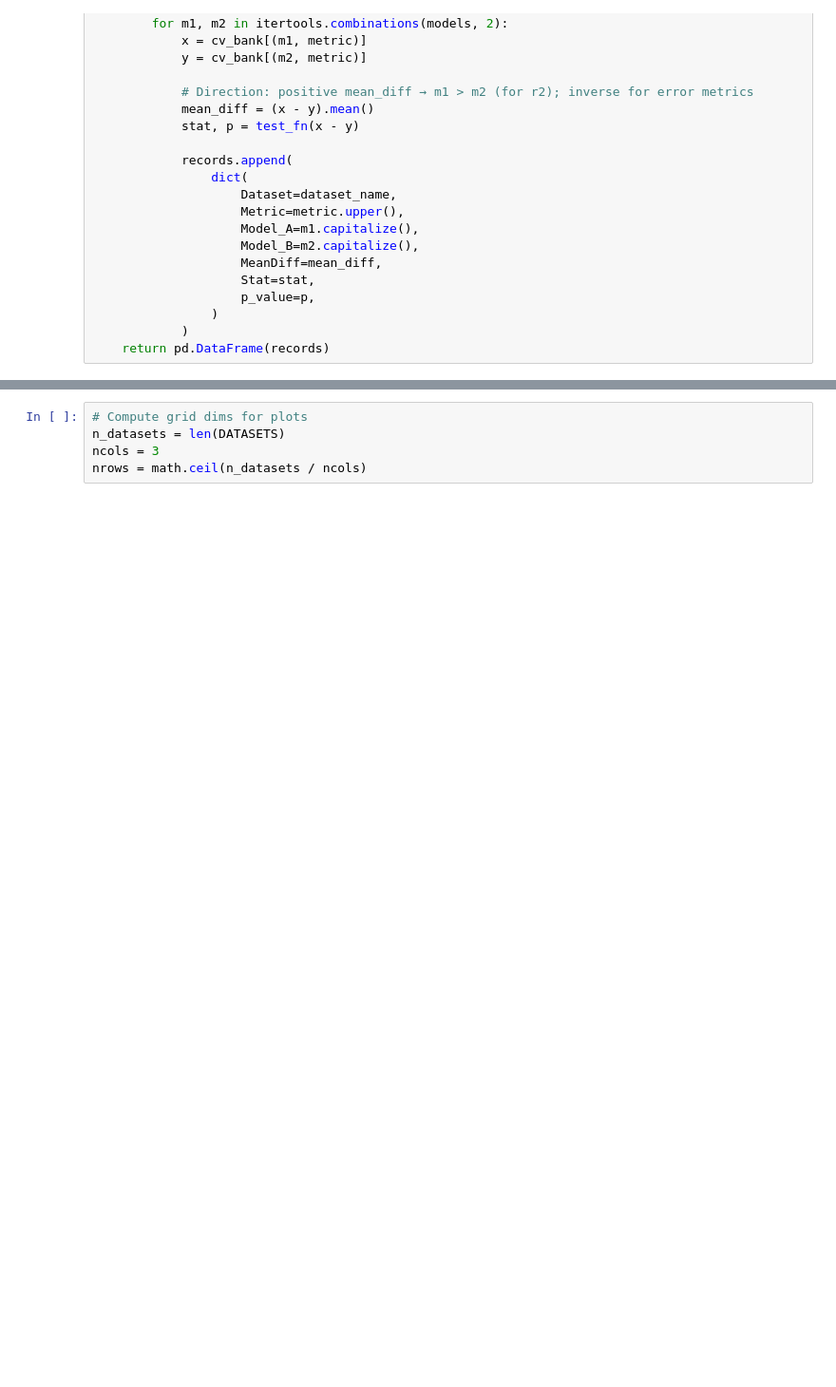
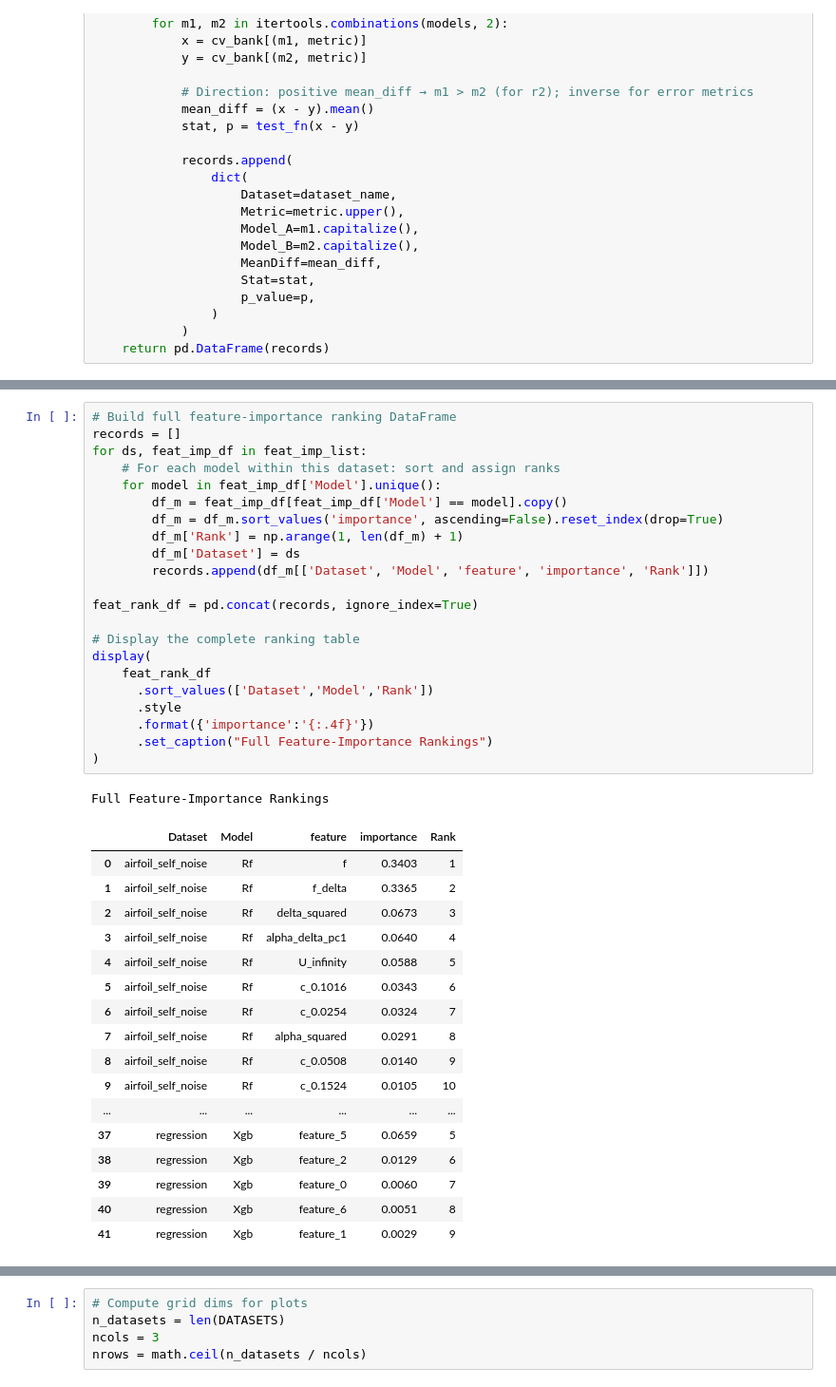
Before and after one commit to szm4c/bagging-boosting-stacking-study, a Jupyter notebook: notebooks/ensemble_comparison/ensemble_comparison.ipynb, the cells around one changed output, grey strips where cells are left out. Shown: that part at 95% size. Saved outputs shown, nothing was run; the diff lists cells and outputs as text; blank space fills up the shorter version.

```diff
--- a/notebooks/ensemble_comparison/ensemble_comparison.ipynb
+++ b/notebooks/ensemble_comparison/ensemble_comparison.ipynb
@@ -461,0 +476,41 @@ All tables and learning-curve CSVs saved.
+# %%
+# Build full feature‐importance ranking DataFrame
+records = []
+for ds, feat_imp_df in feat_imp_list:
+    # For each model within this dataset: sort and assign ranks
+    for model in feat_imp_df['Model'].unique():
+        df_m = feat_imp_df[feat_imp_df['Model'] == model].copy()
+        df_m = df_m.sort_values('importance', ascending=False).reset_index(drop=True)
+        df_m['Rank'] = np.arange(1, len(df_m) + 1)
+        df_m['Dataset'] = ds
+        records.append(df_m[['Dataset', 'Model', 'feature', 'importance', 'Rank']])
+
+feat_rank_df = pd.concat(records, ignore_index=True)
+
+# Display the complete ranking table
+display(
+    feat_rank_df
+      .sort_values(['Dataset','Model','Rank'])
+      .style
+      .format({'importance':'{:.4f}'})
+      .set_caption("Full Feature-Importance Rankings")
+)
+# %% [output]
+Full Feature-Importance Rankings
+|  | Dataset | Model | feature | importance | Rank |
+| 0 | airfoil_self_noise | Rf | f | 0.3403 | 1 |
+| 1 | airfoil_self_noise | Rf | f_delta | 0.3365 | 2 |
+| 2 | airfoil_self_noise | Rf | delta_squared | 0.0673 | 3 |
+| 3 | airfoil_self_noise | Rf | alpha_delta_pc1 | 0.0640 | 4 |
+| 4 | airfoil_self_noise | Rf | U_infinity | 0.0588 | 5 |
+| 5 | airfoil_self_noise | Rf | c_0.1016 | 0.0343 | 6 |
+| 6 | airfoil_self_noise | Rf | c_0.0254 | 0.0324 | 7 |
+| 7 | airfoil_self_noise | Rf | alpha_squared | 0.0291 | 8 |
+| 8 | airfoil_self_noise | Rf | c_0.0508 | 0.0140 | 9 |
+| 9 | airfoil_self_noise | Rf | c_0.1524 | 0.0105 | 10 |
+| ... | ... | ... | ... | ... | ... |
+| 37 | regression | Xgb | feature_5 | 0.0659 | 5 |
+| 38 | regression | Xgb | feature_2 | 0.0129 | 6 |
+| 39 | regression | Xgb | feature_0 | 0.0060 | 7 |
+| 40 | regression | Xgb | feature_6 | 0.0051 | 8 |
+| 41 | regression | Xgb | feature_1 | 0.0029 | 9 |
```
Also changed, not shown: parts of 8 cells of this notebook, 4 other files.
